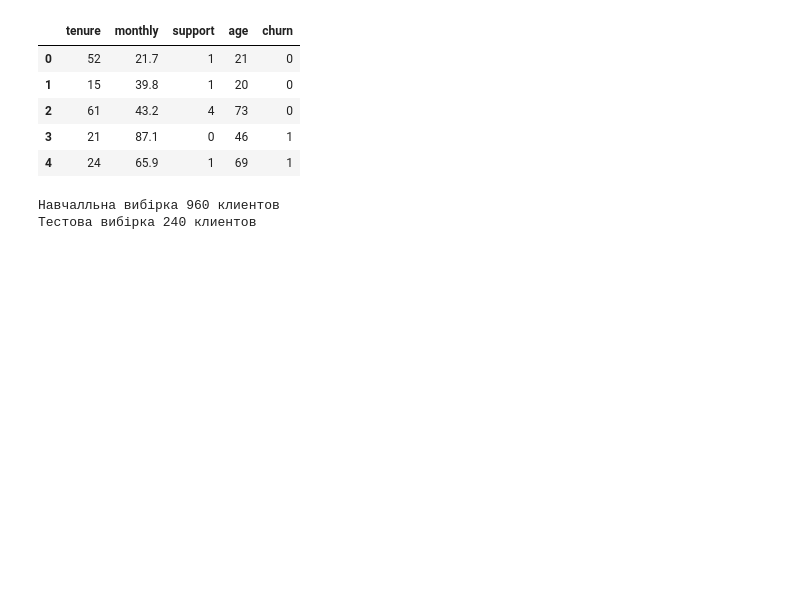
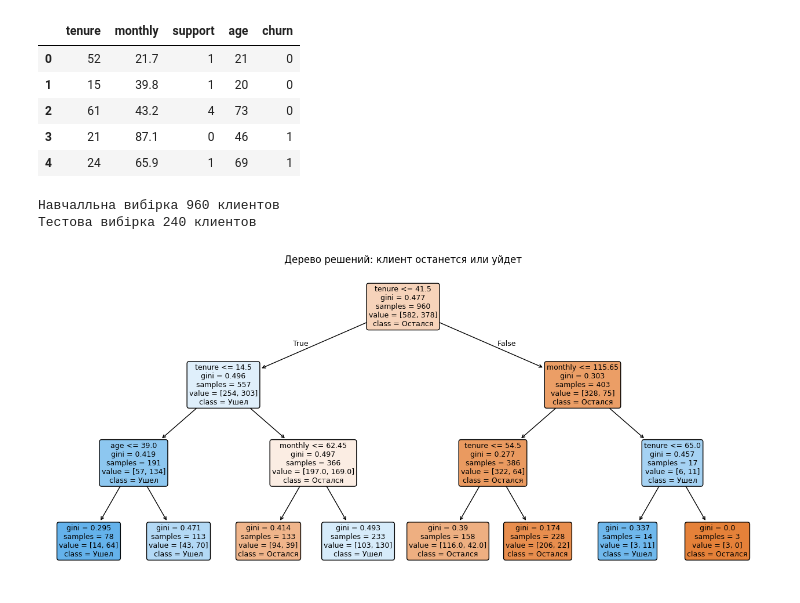
Before and after one commit to Wilson1994/DTA-2026, a Jupyter notebook: ML/Classification_DecisionTreeClassifier.ipynb, the cells around one changed output. Drawn from its saved outputs; the diff is of its cells as text; code cells hidden in the pictures; blank space fills up the shorter version.

```diff
--- a/ML/Classification_DecisionTreeClassifier.ipynb
+++ b/ML/Classification_DecisionTreeClassifier.ipynb
@@ -73,3 +73,21 @@ model = DecisionTreeClassifier(
     max_depth=3,
     random_state=RANDOM_STATE
 )
+
+model.fit(X_train, y_train)
+y_pred = model.predict(X_test)
+# %%
+from sklearn.tree import plot_tree
+
+plt.figure(figsize=(16, 7))
+plot_tree(
+    model,
+    feature_names=X.columns,
+    class_names=['Остался', 'Ушел'],
+    filled=True, rounded=True, fontsize=9, impurity=False
+)
+
+plt.title("Дерево решений: клиент останется или уйдет")
+plt.show()
+# %% [output]
+[figure, added]
```
